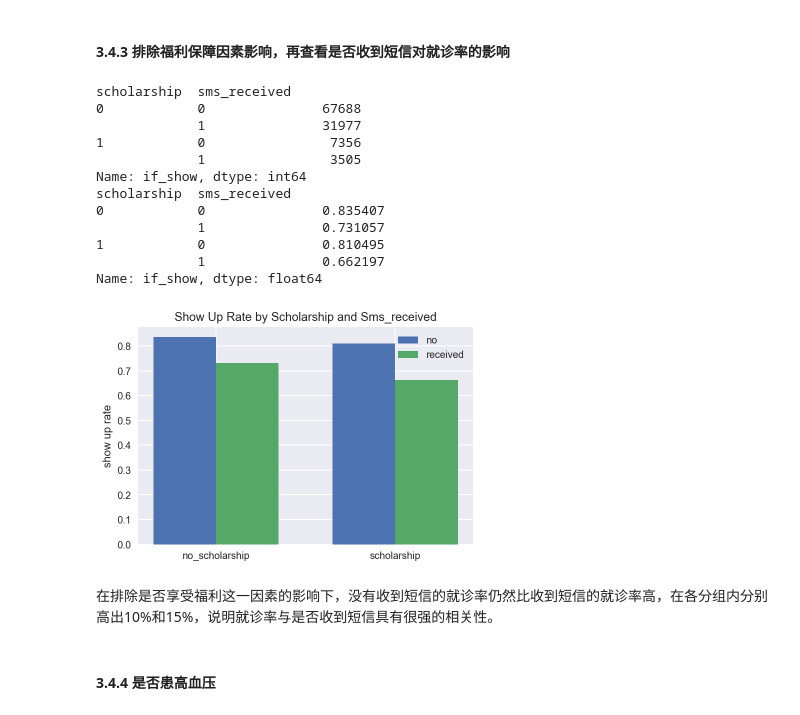
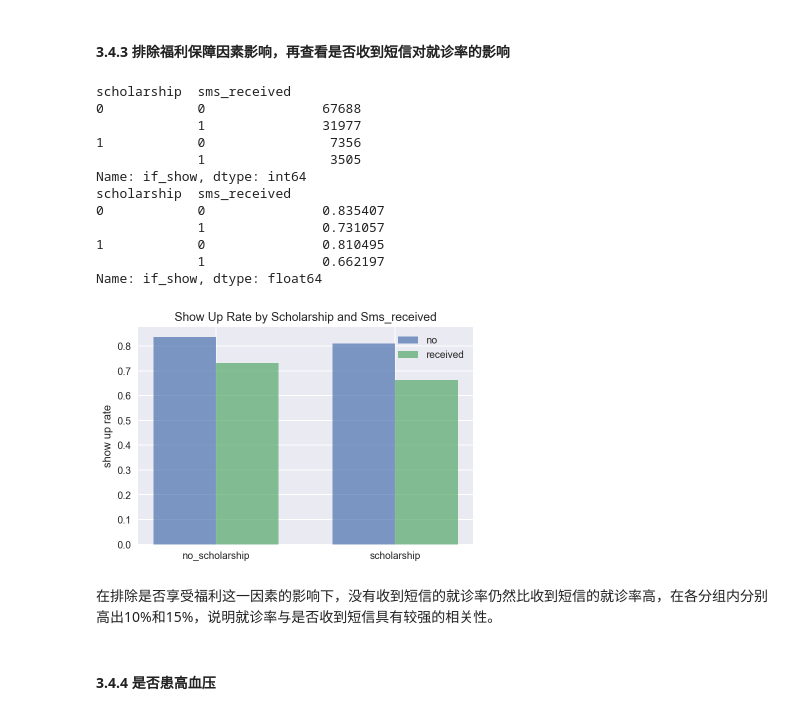
Before and after one commit to DeepSai/Medical-Appointment-No-Shows, a Jupyter notebook: project.ipynb, the cells around one changed output. Drawn from its saved outputs; the diff is of its cells as text; code cells hidden in the pictures.

```diff
--- a/project.ipynb
+++ b/project.ipynb
@@ -353,38 +355,38 @@ print(data.groupby(['scholarship','sms_received']).if_show.mean())
 # 获取分组数据
 if_show = data.groupby(['scholarship','sms_received']).if_show.mean()
 data1 = [if_show[0][0], if_show[1][0]]
 data2 = [if_show[0][1], if_show[1][1]]
 
 ind = np.arange(2)
 width = 0.35
-plt.bar(ind, data1, width, label='no')
-plt.bar(ind+width, data2, width, label='received')
+plt.bar(ind, data1, width, alpha=.7, label='no')
+plt.bar(ind+width, data2, width, alpha=.7, label='received')
 
 # 标题和标签
 plt.ylabel('show up rate')
 plt.title('Show Up Rate by Scholarship and Sms_received')
 pos = ind + width / 2
 labels = ['no_scholarship', 'scholarship']
 plt.xticks(pos, labels)
 
 # 图例
 plt.legend();
 # %% [output]
 scholarship  sms_received
 0            0               67688
              1               31977
 1            0                7356
              1                3505
 Name: if_show, dtype: int64
 scholarship  sms_received
 0            0               0.835407
              1               0.731057
 1            0               0.810495
              1               0.662197
 Name: if_show, dtype: float64
-[figure, old version]
+[figure, new version]
 # %% [markdown]
-在排除是否享受福利这一因素的影响下，没有收到短信的就诊率仍然比收到短信的就诊率高，在各分组内分别高出10%和15%，说明就诊率与是否收到短信具有很强的相关性。
+在排除是否享受福利这一因素的影响下，没有收到短信的就诊率仍然比收到短信的就诊率高，在各分组内分别高出10%和15%，说明就诊率与是否收到短信具有较强的相关性。
 # %% [markdown]
 #### 3.4.4 是否患高血压
 # %%
```
Also changed, not shown: parts of 11 cells of this notebook.
